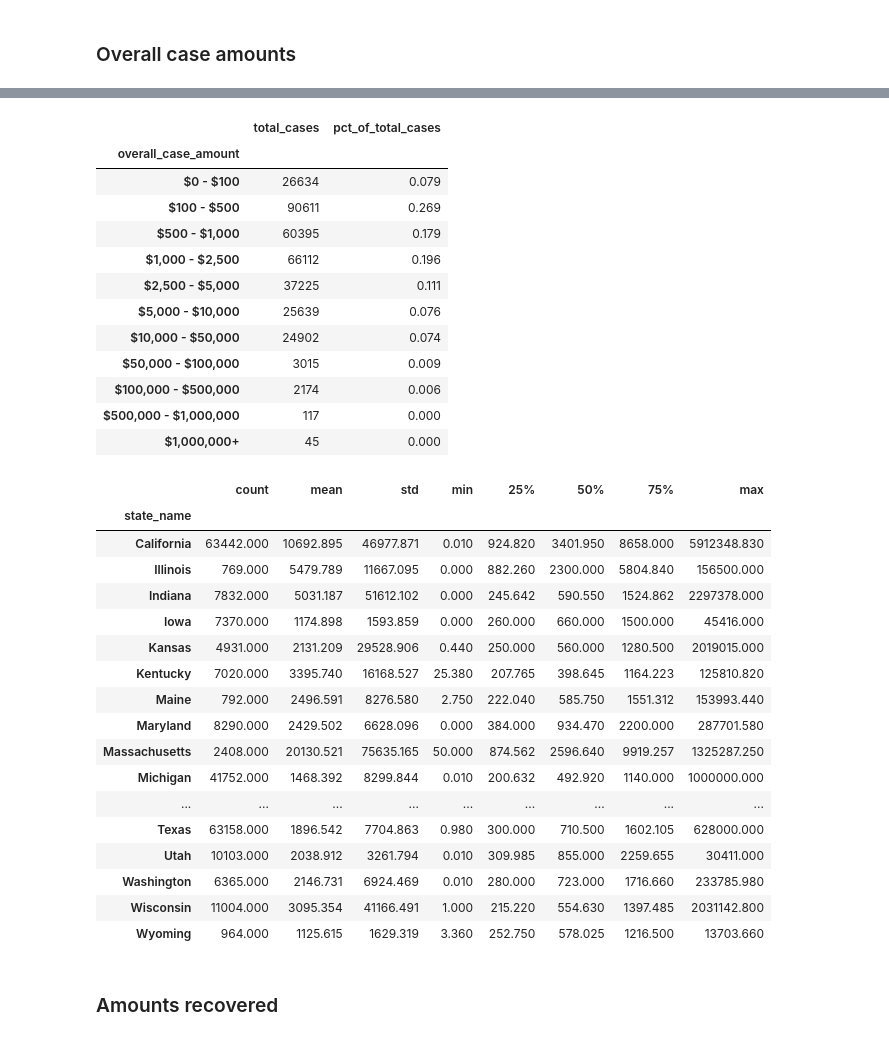
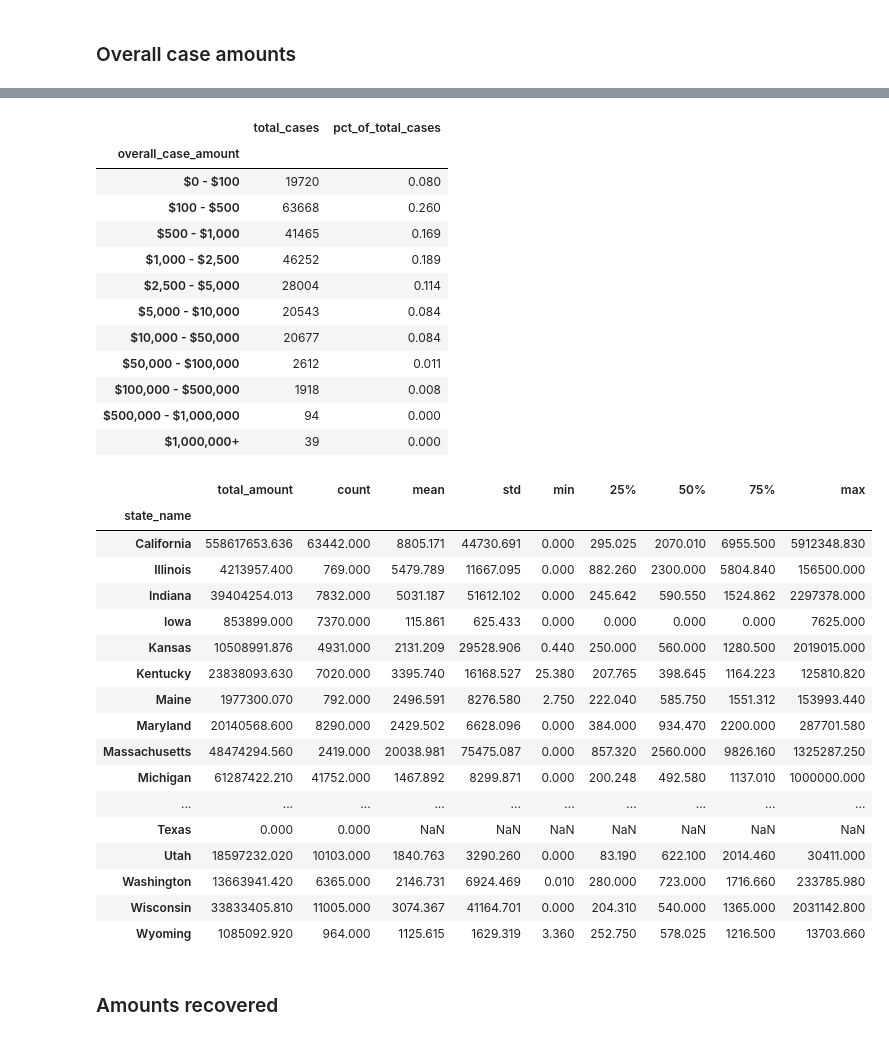
Before and after one commit to cbs-news-data/wage-theft-data, a Jupyter notebook: notebooks/national_analysis/national_analysis.ipynb, the cells around one changed output, grey strips where cells are left out. Saved outputs shown, nothing was run; the diff lists cells and outputs as text; code cells hidden in the pictures.

```diff
--- a/notebooks/national_analysis/national_analysis.ipynb
+++ b/notebooks/national_analysis/national_analysis.ipynb
@@ -215,0 +184,8 @@ Name: overall_case_amount, dtype: float64
+# %%
+amount_df = (
+    df.query("case_decided_in_favor_of_claimant == True")
+    # appending texas to the end of the state name because there are
+    # amounts stored separately
+    .pipe(sf.append_texas_amounts)
+)
+amount_df.overall_case_amount.describe()
@@ -256,38 +242,40 @@ Name: overall_case_amount, dtype: float64
 # %% [output]
 |  | total_cases | pct_of_total_cases |
 | overall_case_amount |  |  |
-| $0 - $100 | 26634 | 0.079 |
-| $100 - $500 | 90611 | 0.269 |
-| $500 - $1,000 | 60395 | 0.179 |
-| $1,000 - $2,500 | 66112 | 0.196 |
-| $2,500 - $5,000 | 37225 | 0.111 |
-| $5,000 - $10,000 | 25639 | 0.076 |
-| $10,000 - $50,000 | 24902 | 0.074 |
-| $50,000 - $100,000 | 3015 | 0.009 |
-| $100,000 - $500,000 | 2174 | 0.006 |
-| $500,000 - $1,000,000 | 117 | 0.000 |
-| $1,000,000+ | 45 | 0.000 |
+| $0 - $100 | 19720 | 0.080 |
+| $100 - $500 | 63668 | 0.260 |
+| $500 - $1,000 | 41465 | 0.169 |
+| $1,000 - $2,500 | 46252 | 0.189 |
+| $2,500 - $5,000 | 28004 | 0.114 |
+| $5,000 - $10,000 | 20543 | 0.084 |
+| $10,000 - $50,000 | 20677 | 0.084 |
+| $50,000 - $100,000 | 2612 | 0.011 |
+| $100,000 - $500,000 | 1918 | 0.008 |
+| $500,000 - $1,000,000 | 94 | 0.000 |
+| $1,000,000+ | 39 | 0.000 |
 # %%
-amount_df.groupby("state_name").overall_case_amount.describe()
+amount_df.groupby("state_name").overall_case_amount.sum().to_frame("total_amount").join(
+    amount_df.groupby("state_name").overall_case_amount.describe()
+)
 # %% [output]
-|  | count | mean | std | min | 25% | 50% | 75% | max |
-| state_name |  |  |  |  |  |  |  |  |
-| California | 63442.000 | 10692.895 | 46977.871 | 0.010 | 924.820 | 3401.950 | 8658.000 | 5912348.830 |
-| Illinois | 769.000 | 5479.789 | 11667.095 | 0.000 | 882.260 | 2300.000 | 5804.840 | 156500.000 |
-| Indiana | 7832.000 | 5031.187 | 51612.102 | 0.000 | 245.642 | 590.550 | 1524.862 | 2297378.000 |
-| Iowa | 7370.000 | 1174.898 | 1593.859 | 0.000 | 260.000 | 660.000 | 1500.000 | 45416.000 |
-| Kansas | 4931.000 | 2131.209 | 29528.906 | 0.440 | 250.000 | 560.000 | 1280.500 | 2019015.000 |
-| Kentucky | 7020.000 | 3395.740 | 16168.527 | 25.380 | 207.765 | 398.645 | 1164.223 | 125810.820 |
-| Maine | 792.000 | 2496.591 | 8276.580 | 2.750 | 222.040 | 585.750 | 1551.312 | 153993.440 |
-| Maryland | 8290.000 | 2429.502 | 6628.096 | 0.000 | 384.000 | 934.470 | 2200.000 | 287701.580 |
-| Massachusetts | 2408.000 | 20130.521 | 75635.165 | 50.000 | 874.562 | 2596.640 | 9919.257 | 1325287.250 |
-| Michigan | 41752.000 | 1468.392 | 8299.844 | 0.010 | 200.632 | 492.920 | 1140.000 | 1000000.000 |
-| ... | ... | ... | ... | ... | ... | ... | ... | ... |
-| Texas | 63158.000 | 1896.542 | 7704.863 | 0.980 | 300.000 | 710.500 | 1602.105 | 628000.000 |
-| Utah | 10103.000 | 2038.912 | 3261.794 | 0.010 | 309.985 | 855.000 | 2259.655 | 30411.000 |
-| Washington | 6365.000 | 2146.731 | 6924.469 | 0.010 | 280.000 | 723.000 | 1716.660 | 233785.980 |
-| Wisconsin | 11004.000 | 3095.354 | 41166.491 | 1.000 | 215.220 | 554.630 | 1397.485 | 2031142.800 |
-| Wyoming | 964.000 | 1125.615 | 1629.319 | 3.360 | 252.750 | 578.025 | 1216.500 | 13703.660 |
+|  | total_amount | count | mean | std | min | 25% | 50% | 75% | max |
+| state_name |  |  |  |  |  |  |  |  |  |
+| California | 558617653.636 | 63442.000 | 8805.171 | 44730.691 | 0.000 | 295.025 | 2070.010 | 6955.500 | 5912348.830 |
+| Illinois | 4213957.400 | 769.000 | 5479.789 | 11667.095 | 0.000 | 882.260 | 2300.000 | 5804.840 | 156500.000 |
+| Indiana | 39404254.013 | 7832.000 | 5031.187 | 51612.102 | 0.000 | 245.642 | 590.550 | 1524.862 | 2297378.000 |
+| Iowa | 853899.000 | 7370.000 | 115.861 | 625.433 | 0.000 | 0.000 | 0.000 | 0.000 | 7625.000 |
+| Kansas | 10508991.876 | 4931.000 | 2131.209 | 29528.906 | 0.440 | 250.000 | 560.000 | 1280.500 | 2019015.000 |
+| Kentucky | 23838093.630 | 7020.000 | 3395.740 | 16168.527 | 25.380 | 207.765 | 398.645 | 1164.223 | 125810.820 |
+| Maine | 1977300.070 | 792.000 | 2496.591 | 8276.580 | 2.750 | 222.040 | 585.750 | 1551.312 | 153993.440 |
+| Maryland | 20140568.600 | 8290.000 | 2429.502 | 6628.096 | 0.000 | 384.000 | 934.470 | 2200.000 | 287701.580 |
+| Massachusetts | 48474294.560 | 2419.000 | 20038.981 | 75475.087 | 0.000 | 857.320 | 2560.000 | 9826.160 | 1325287.250 |
+| Michigan | 61287422.210 | 41752.000 | 1467.892 | 8299.871 | 0.000 | 200.248 | 492.580 | 1137.010 | 1000000.000 |
+| ... | ... | ... | ... | ... | ... | ... | ... | ... | ... |
+| Texas | 0.000 | 0.000 | NaN | NaN | NaN | NaN | NaN | NaN | NaN |
+| Utah | 18597232.020 | 10103.000 | 1840.763 | 3290.260 | 0.000 | 83.190 | 622.100 | 2014.460 | 30411.000 |
+| Washington | 13663941.420 | 6365.000 | 2146.731 | 6924.469 | 0.010 | 280.000 | 723.000 | 1716.660 | 233785.980 |
+| Wisconsin | 33833405.810 | 11005.000 | 3074.367 | 41164.701 | 0.000 | 204.310 | 540.000 | 1365.000 | 2031142.800 |
+| Wyoming | 1085092.920 | 964.000 | 1125.615 | 1629.319 | 3.360 | 252.750 | 578.025 | 1216.500 | 13703.660 |
 # %% [markdown]
 ### Amounts recovered
 # %%
```
Also changed, not shown: parts of 7 cells of this notebook, 56 other files.
